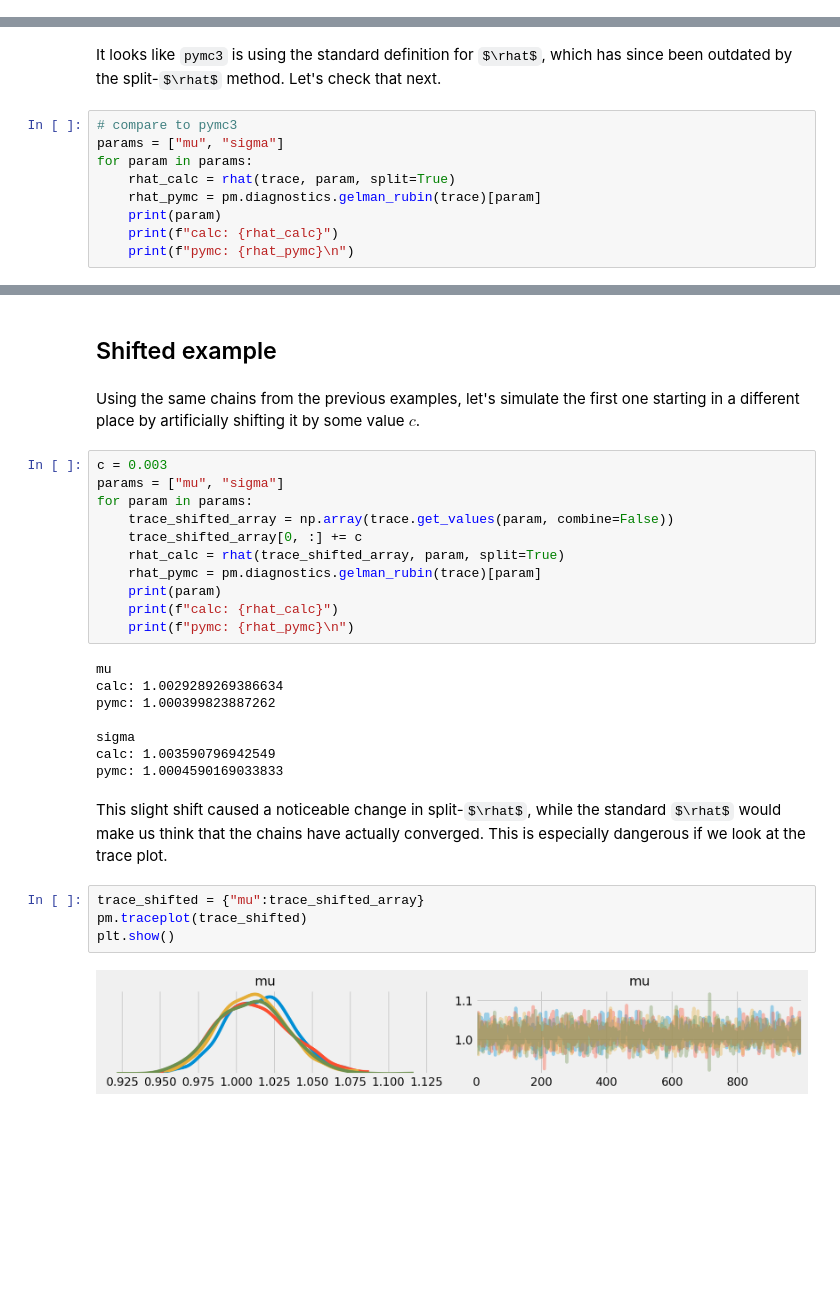
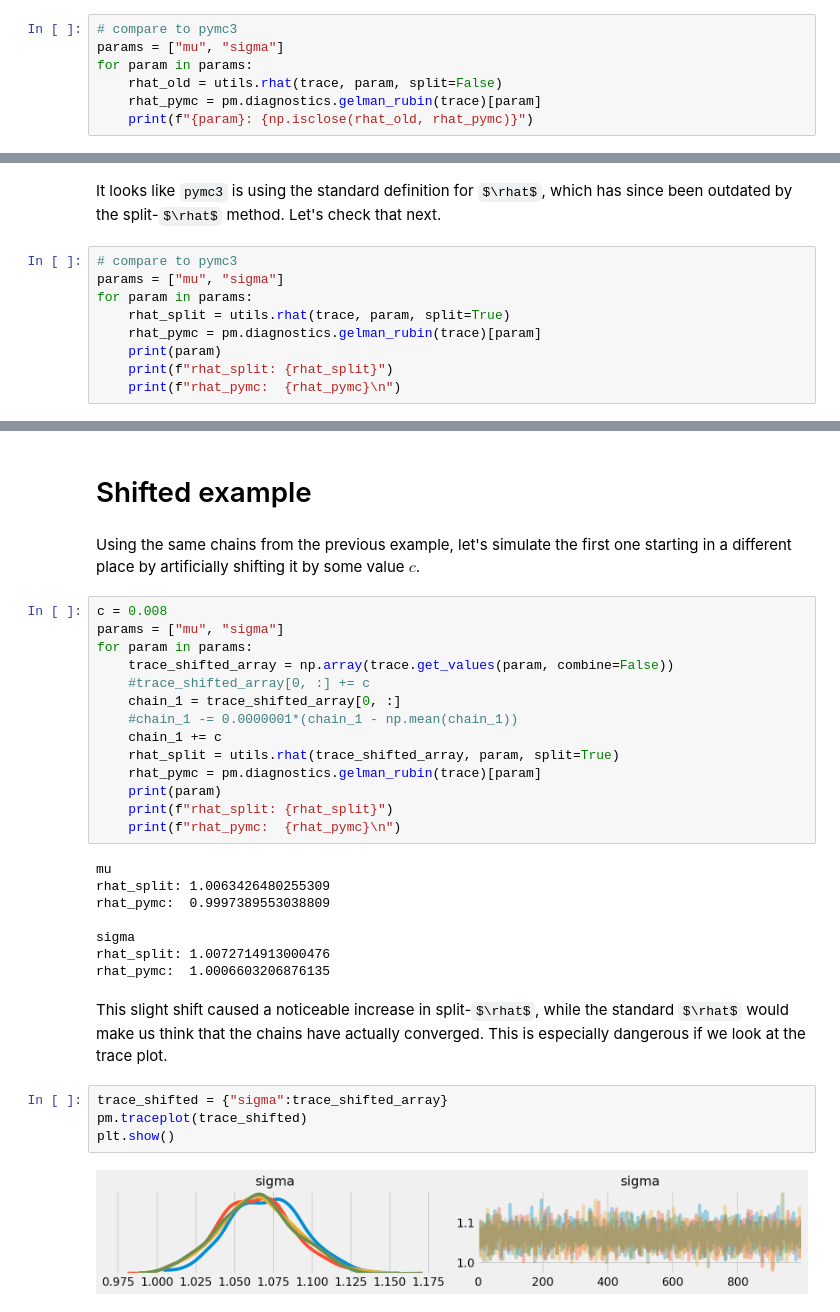
Before and after one commit to icweaver/pyHat, a Jupyter notebook: toymodel_gaussian.ipynb, the cells around one changed output, grey strips where cells are left out. Saved outputs shown, nothing was run; the diff lists cells and outputs as text; some formulas as TeX source; blank space fills up the shorter version.

```diff
--- a/toymodel_gaussian.ipynb
+++ b/toymodel_gaussian.ipynb
@@ -91,0 +63,7 @@ sigma: True
+# %%
+# compare to pymc3
+params = ["mu", "sigma"]
+for param in params:
+    rhat_old = utils.rhat(trace, param, split=False)
+    rhat_pymc = pm.diagnostics.gelman_rubin(trace)[param]
+    print(f"{param}: {np.isclose(rhat_old, rhat_pymc)}")
@@ -95,10 +76,10 @@ It looks like `pymc3` is using the standard definition for $\rhat$, which has si
 # compare to pymc3
 params = ["mu", "sigma"]
 for param in params:
-    rhat_calc = rhat(trace, param, split=True)
+    rhat_split = utils.rhat(trace, param, split=True)
     rhat_pymc = pm.diagnostics.gelman_rubin(trace)[param]
     print(param)
-    print(f"calc: {rhat_calc}")
-    print(f"pymc: {rhat_pymc}\n")
+    print(f"rhat_split: {rhat_split}")
+    print(f"rhat_pymc:  {rhat_pymc}\n")
 # %% [output]
 mu
@@ -113,32 +94,35 @@ We can see here that the split-$\rhat$ method can actually differ from the stand
 # %% [markdown]
-## Shifted example
+# Shifted example
 # %% [markdown]
-Using the same chains from the previous examples, let's simulate the first one starting in a different place by artificially shifting it by some value $c$.
+Using the same chains from the previous example, let's simulate the first one starting in a different place by artificially shifting it by some value $c$.
 # %%
-c = 0.003
+c = 0.008
 params = ["mu", "sigma"]
 for param in params:
     trace_shifted_array = np.array(trace.get_values(param, combine=False))
-    trace_shifted_array[0, :] += c
-    rhat_calc = rhat(trace_shifted_array, param, split=True)
+    #trace_shifted_array[0, :] += c
+    chain_1 = trace_shifted_array[0, :]
+    #chain_1 -= 0.0000001*(chain_1 - np.mean(chain_1))
+    chain_1 += c
+    rhat_split = utils.rhat(trace_shifted_array, param, split=True)
     rhat_pymc = pm.diagnostics.gelman_rubin(trace)[param]
     print(param)
-    print(f"calc: {rhat_calc}")
-    print(f"pymc: {rhat_pymc}\n")
+    print(f"rhat_split: {rhat_split}")
+    print(f"rhat_pymc:  {rhat_pymc}\n")
 # %% [output]
 mu
-calc: 1.0029289269386634
-pymc: 1.000399823887262
+rhat_split: 1.0063426480255309
+rhat_pymc:  0.9997389553038809
 
 sigma
-calc: 1.003590796942549
-pymc: 1.0004590169033833
+rhat_split: 1.0072714913000476
+rhat_pymc:  1.0006603206876135
 # %% [markdown]
-This slight shift caused a noticeable change in split-$\rhat$, while the standard $\rhat$ would make us think that the chains have actually converged. This is especially dangerous if we look at the trace plot.
+This slight shift caused a noticeable increase in split-$\rhat$, while the standard $\rhat$ would make us think that the chains have actually converged. This is especially dangerous if we look at the trace plot.
 # %%
-trace_shifted = {"mu":trace_shifted_array}
+trace_shifted = {"sigma":trace_shifted_array}
 pm.traceplot(trace_shifted)
 plt.show()
 # %% [output]
-[figure, old version]
+[figure, new version]
 # %% [markdown]
```
Also changed, not shown: parts of 17 cells of this notebook, 2 other files.
